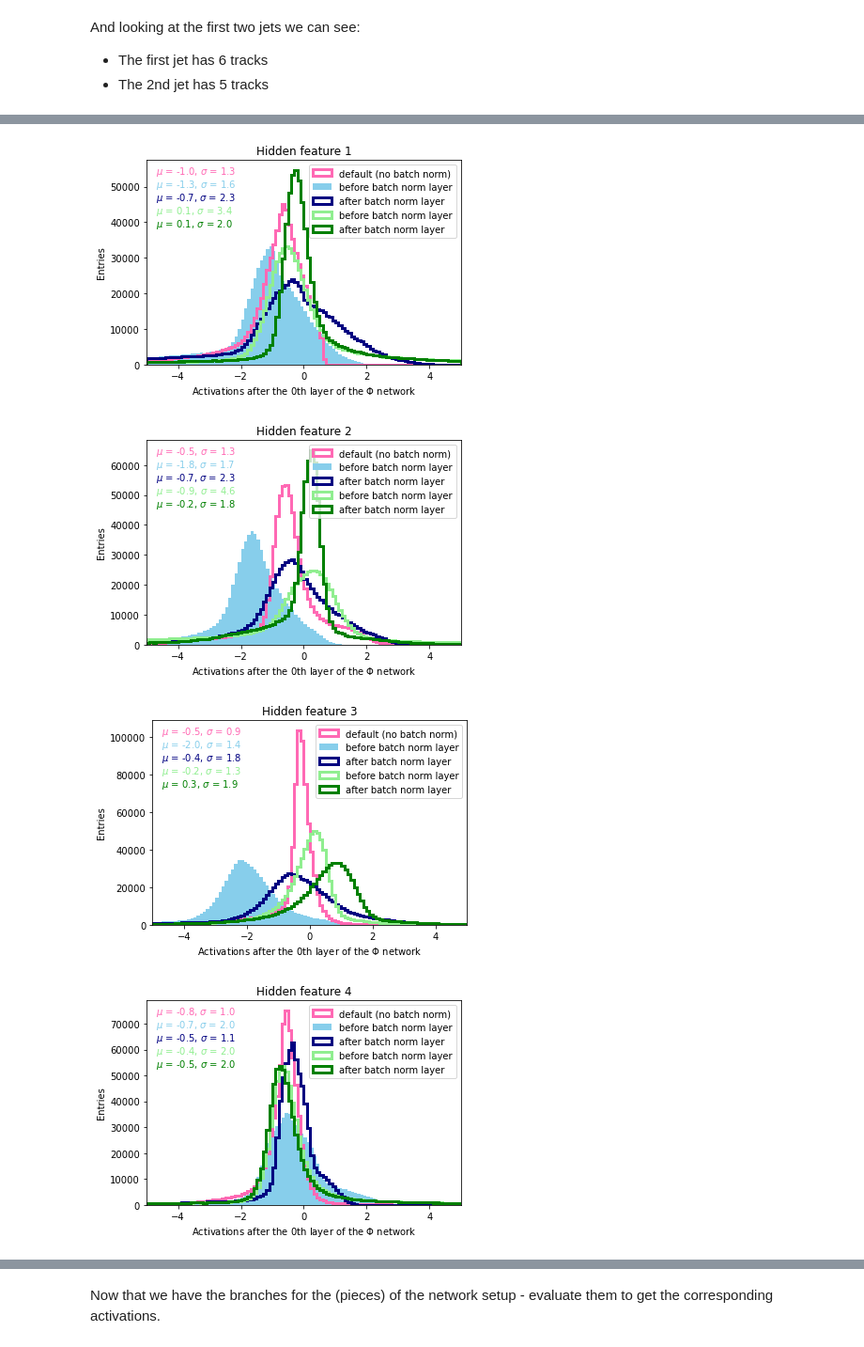
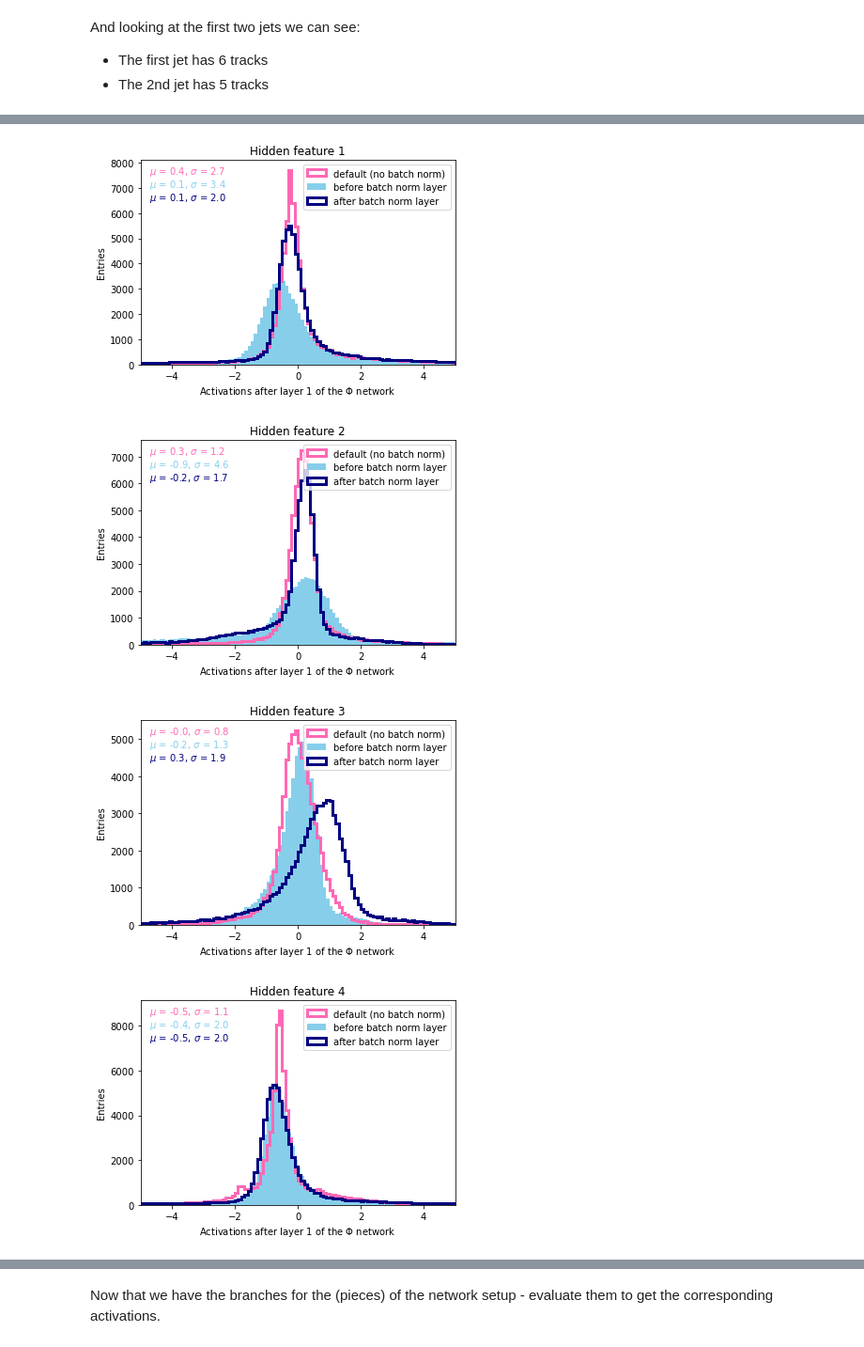
Before and after one commit to USATLAS-ML-Training/Deep-Sets, a Jupyter notebook: Deep-Sets-soln.ipynb, the cells around one changed output, grey strips where cells are left out. Shown at 94% size. Cells and saved outputs as stored; diff of their text form; code cells hidden in the pictures.

```diff
--- a/Deep-Sets-soln.ipynb
+++ b/Deep-Sets-soln.ipynb
@@ -857,3 +766,16 @@ out_post = phi0_post.predict(X_test[:ni],batch_size=128)
+# %%
+func = K.function([dips.get_layer('Input').input], dips.get_layer(f'Phi{phi_i}_Dense').output)
+act = func([X_test[:ni]])
+# %%
+'''
+To do - fill in to get the activations from the batch norm trained network
+'''
+
+func = K.function([dips_bn.get_layer('Input').input], dips_bn.get_layer(f'Phi{phi_i}_Dense').output)
+bnIn = func([X_test[:ni]])
+
+func = K.function([dips_bn.get_layer('Input').input], dips_bn.get_layer(f'Phi{phi_i}_BatchNormalization').output)
+bnOut = func([X_test[:ni]])
 # %% [markdown]
 To avoid evaluating the activations that _don't_ have any tracks, need to define the track mask
 # %%
@@ -974,29 +825,23 @@ def rainbow_text(x,y,ls,lc,yoffset=.75,ax=None,**kw):
         ex = text.get_window_extent()
         t = transforms.offset_copy(text._transform, y=-yoffset*ex.height, units='dots')
 # %%
-for feat in range(10):
+for feat in range(6):
 
     nbins=100
     r=(-5,5)
 
-    plt.hist(out[:,:,feat][tmask],nbins,r,color='hotpink',lw=3,label='default (no batch norm)',histtype='step')
-    plt.hist(out_pre[:,:,feat][tmask],nbins,r,color='skyblue',label='before batch norm layer')
-    plt.hist(out_post[:,:,feat][tmask],nbins,r,color='navy',lw=3,
+    plt.hist(act[:,:,feat][tmask],nbins,r,color='hotpink',lw=3,label='default (no batch norm)',histtype='step')
+
+    plt.hist(bnIn[:,:,feat][tmask],nbins,r,color='skyblue',label='before batch norm layer')
+    plt.hist(bnOut[:,:,feat][tmask],nbins,r,color='navy',lw=3,
              label='after batch norm layer',histtype='step')
-
-    plt.hist(bnIn[:,:,feat][tmask],nbins,r,color='lightgreen',lw=3,
-             label='before batch norm layer',histtype='step')
-
-    plt.hist(bnOut[:,:,feat][tmask],nbins,r,color='g',lw=3,
-             label='after batch norm layer',histtype='step')
-
 
     '''
     Add text to the plot to track the mean + std
     '''
-    lc = ['hotpink','skyblue','navy','lightgreen','g']
+    lc = ['hotpink','skyblue','navy']
     ls = []
-    for o in [out,out_pre,out_post,bnIn,bnOut]:
+    for o in [act,bnIn,bnOut]:
         oi = o[:,:,feat][tmask]
 
         ls.append(f'$\mu$ = {oi.mean():.1f}, $\sigma$ = {oi.std():.1f}')
@@ -1006,7 +851,7 @@ for feat in range(10):
 
     plt.xlim(r)
     plt.legend(loc='upper right')
-    plt.xlabel('Activations after the 0th layer of the $\Phi$ network')
+    plt.xlabel(f'Activations after layer {phi_i+1} of the $\Phi$ network')
     plt.ylabel('Entries')
     plt.title(f'Hidden feature {feat}')
     plt.show()
@@ -1015,4 +860,4 @@ for feat in range(10):
-[figure, old version]
+[figure, new version]
-[figure, old version]
+[figure, new version]
-[figure, old version]
+[figure, new version]
-[figure, old version]
+[figure, new version]
```
Also changed, not shown: parts of 38 cells of this notebook, 1 other file.
